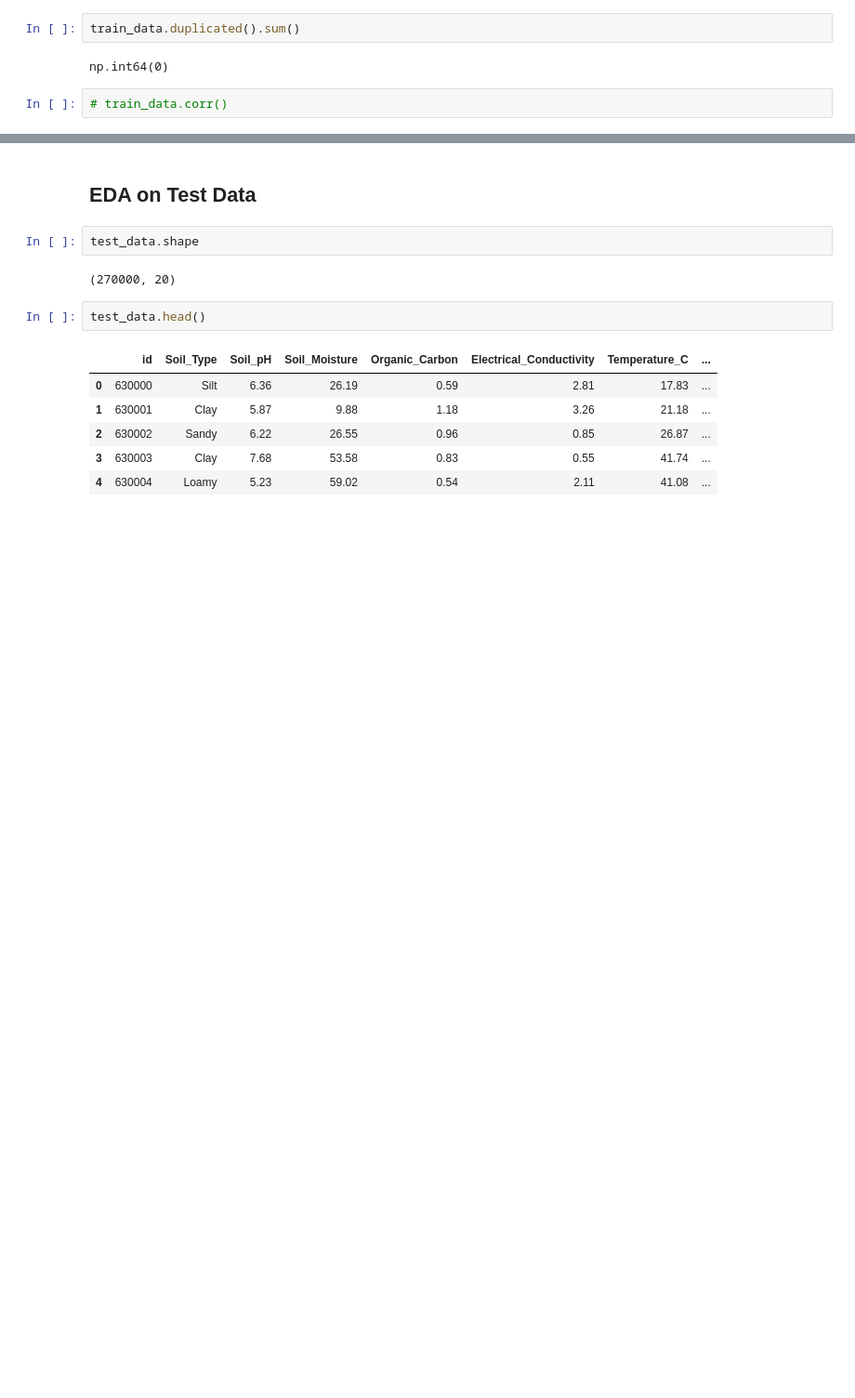
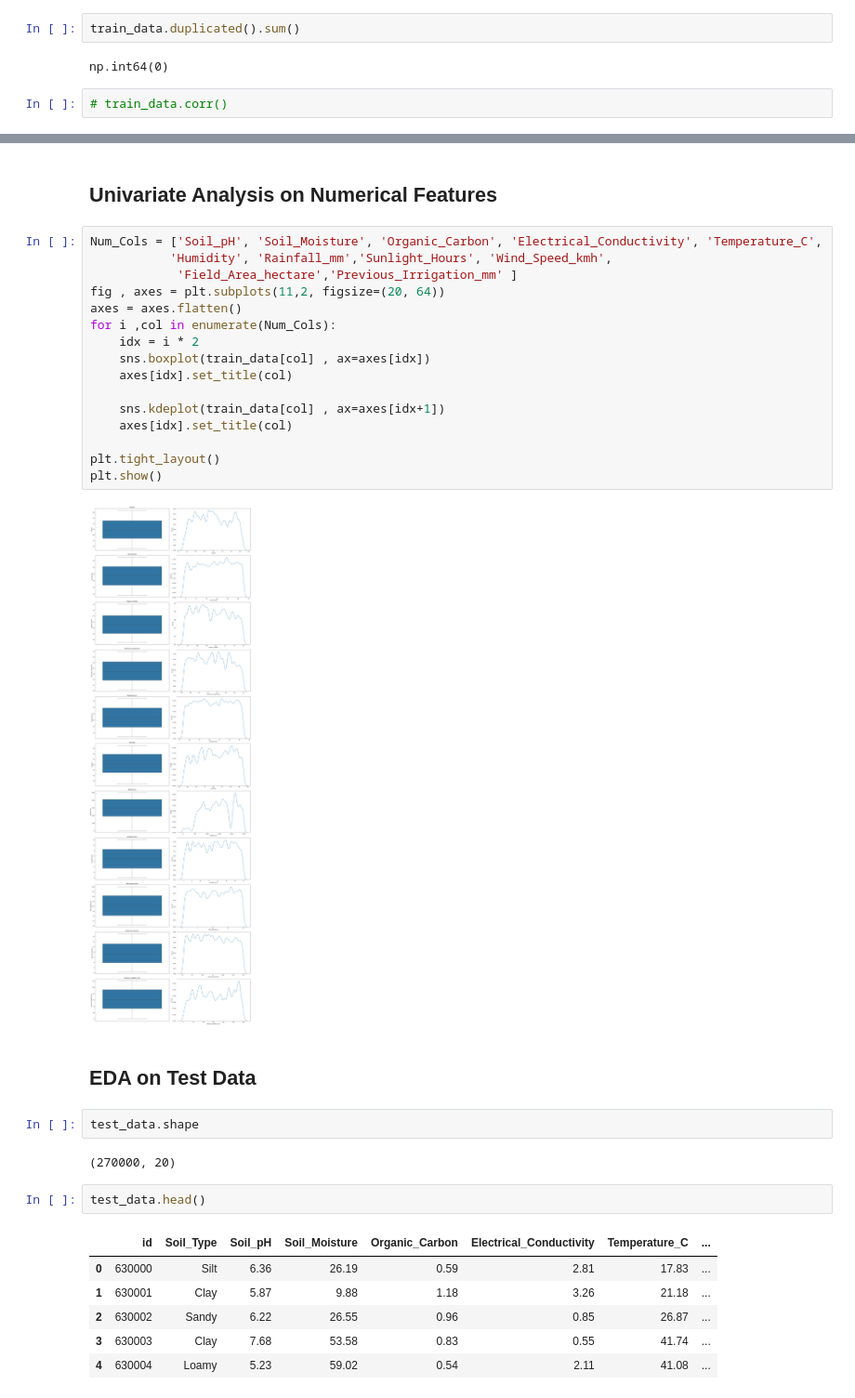
Before and after one commit to 22F3001706/Predicting-Irrigation-Need, a Jupyter notebook: Predicting_Irrigation_need_nb.ipynb, the cells around one changed output, grey strips where cells are left out. Shown at 93% size. Saved outputs shown, nothing was run; the diff lists cells and outputs as text; blank space fills up the shorter version.

```diff
--- a/Predicting_Irrigation_need_nb.ipynb
+++ b/Predicting_Irrigation_need_nb.ipynb
@@ -119,3 +126,23 @@ train_data['Soil_Type'].value_counts().plot(kind='pie' , autopct='%.2f')
+# %% [markdown]
+## Univariate Analysis on Numerical Features
+# %%
+Num_Cols = ['Soil_pH', 'Soil_Moisture', 'Organic_Carbon', 'Electrical_Conductivity', 'Temperature_C',
+           'Humidity', 'Rainfall_mm','Sunlight_Hours', 'Wind_Speed_kmh',
+            'Field_Area_hectare','Previous_Irrigation_mm' ]
+fig , axes = plt.subplots(11,2, figsize=(20, 64))
+axes = axes.flatten()
+for i ,col in enumerate(Num_Cols):
+    idx = i * 2
+    sns.boxplot(train_data[col] , ax=axes[idx])
+    axes[idx].set_title(col)
+
+    sns.kdeplot(train_data[col] , ax=axes[idx+1])
+    axes[idx].set_title(col)
+
+plt.tight_layout()
+plt.show()
+# %% [output]
+[figure, added]
 # %% [markdown]
 ## EDA on Test Data
 # %%
```
Also changed, not shown: parts of 11 cells of this notebook.
